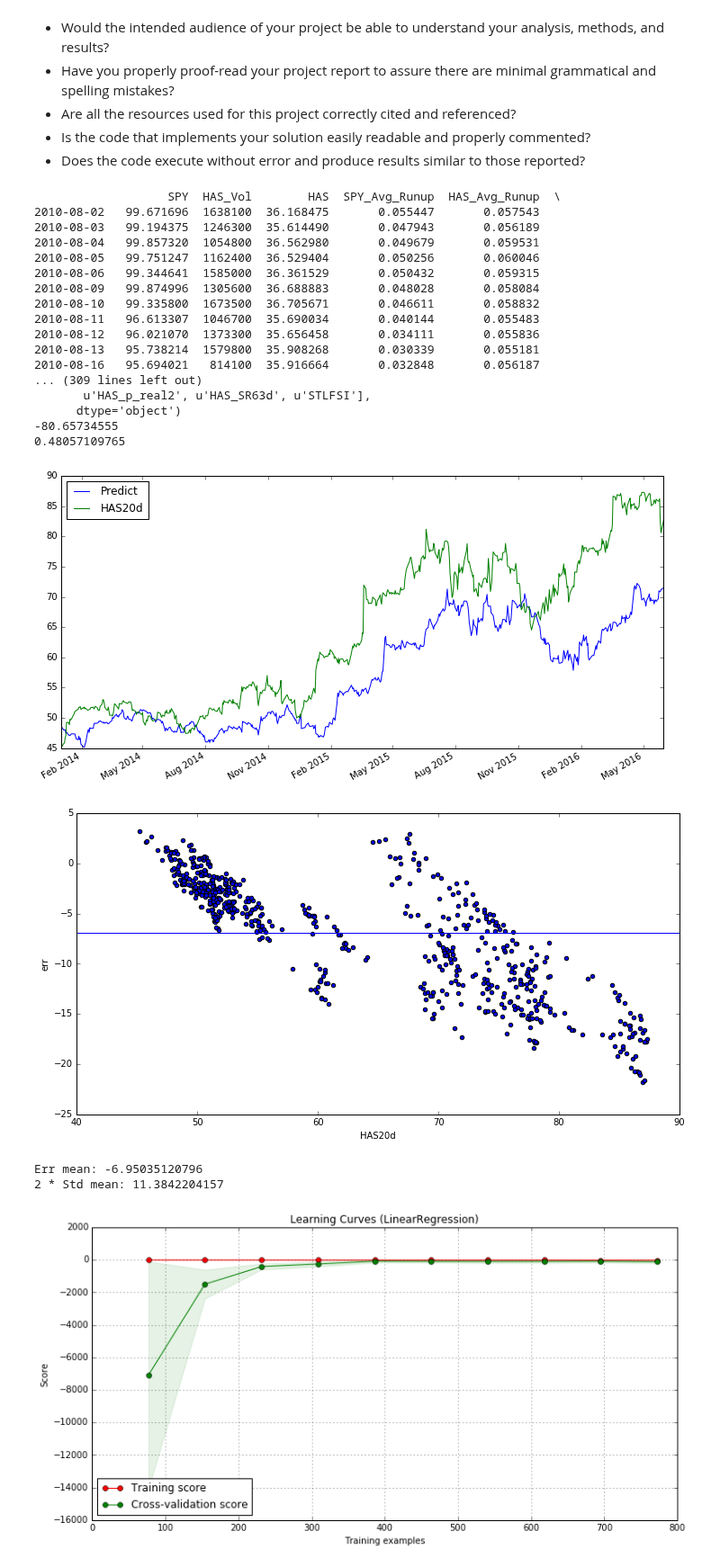
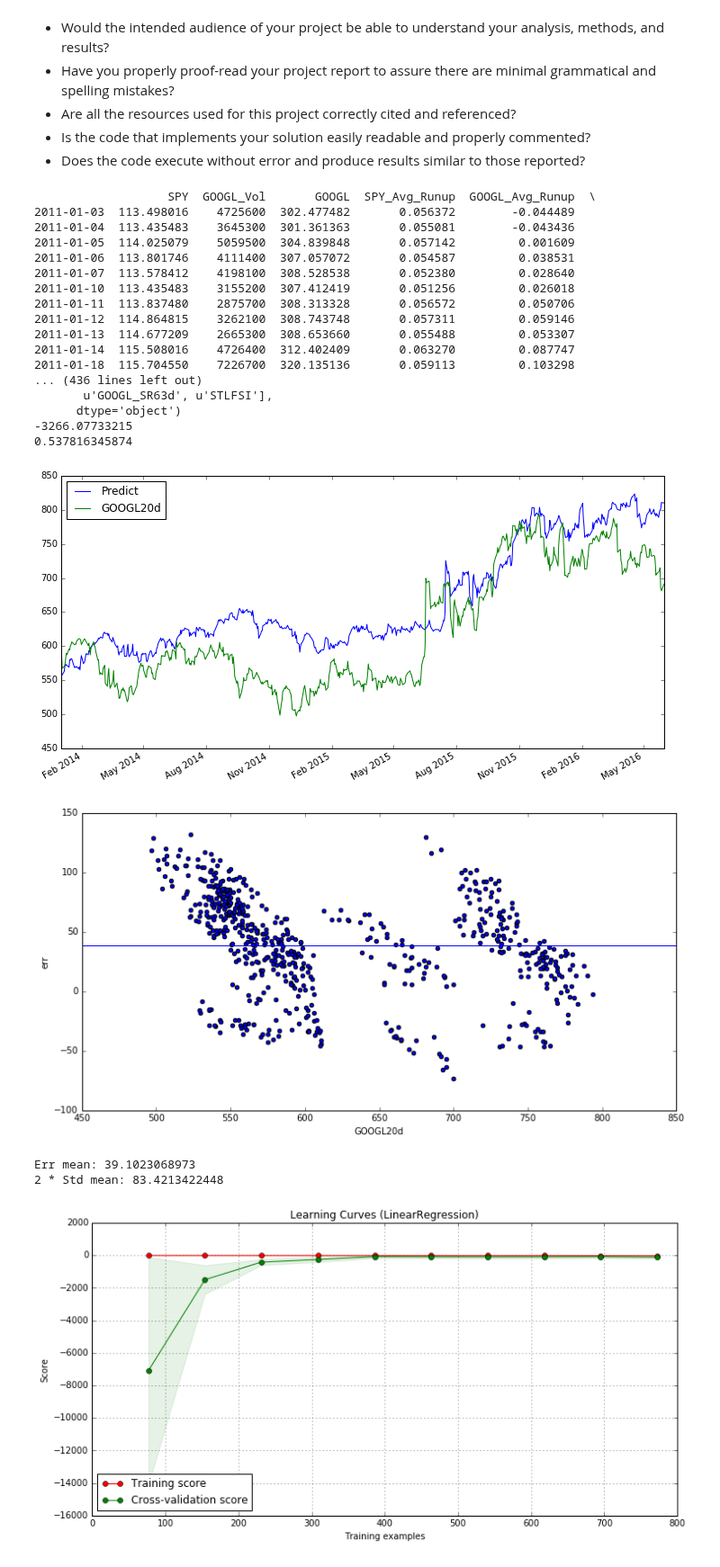
Before and after one commit to savourylie/Stock-Price-Forecaster, a Jupyter notebook: InvestmentnTrading.ipynb, the cells around one changed output. Shown at 90% size. Saved outputs shown, nothing was run; the diff lists cells and outputs as text; code cells hidden in the pictures.

```diff
--- a/InvestmentnTrading.ipynb
+++ b/InvestmentnTrading.ipynb
@@ -258,7 +258,7 @@ df_main = df_main.dropna()
 
 # Load target stocks
 dfSPY500_2009 = pd.read_csv('dev.csv', header=None, usecols = [1])
-symbol = 'HAS'
+symbol = 'GOOGL'
 
 df_temp = pd.read_csv('stock_data/' + symbol + '.csv', index_col="Date", parse_dates=True, usecols = ['Date', 'Volume', 'Adj Close'], na_values=['nan'])
 df_temp = df_temp.rename(columns={'Volume': symbol + '_Vol', 'Adj Close': symbol})
@@ -373,8 +373,6 @@ def compute_Volume_momentum(df, Volume_column):
 
 df_main[symbol + '_Vol_Momentum'] = compute_SMA_momentum(df_main, symbol + '_Vol')
 
-print(df_main.ix[datetime(2010, 8, 1):datetime(2012, 12, 2)])
-
 ### Momentum Real 1
 df_main[symbol + '_p_real1'] = np.nan
 df_main.loc[df_main[symbol + '_Vol_Momentum'] >= 0, symbol + '_p_real1'] = 1
@@ -451,53 +449,53 @@ test_y = data_y.iloc[int(floor(data_y.shape[0] * 0.6)):]
 
 lr = LinearRegression()
 parameters = {}
 reg = grid_search.GridSearchCV(lr, parameters, cv=9, scoring='mean_squared_error')
 
 reg.fit(train_X, train_y)
 pred_y = reg.predict(test_X)
 print(reg.score(test_X, test_y))
 print(r2_score(test_y, pred_y))
 
 ### Checking residual plot
 dfResult = pd.DataFrame(reg.predict(test_X), index=test_y.index, columns=['Predict']).join(test_y, )
 
 # dfResult.ix[datetime(2015, 7, 1):datetime(2015, 9, 1)].plot(figsize=(12, 6))
 # dfResult.ix[datetime(2014, 2, 1):datetime(2014, 3, 1)].plot(figsize=(12, 6))
 dfResult.ix[datetime(2014, 1, 1):datetime(2016, 6, 30)].plot(figsize=(12, 6))
 # dfResult['dummy'] = range(len(dfResult))
 # print(dfResult)
 diff = (dfResult['Predict'] - dfResult[symbol + '20d']).to_frame()
 diff = diff.join(dfResult[symbol + '20d'])
 diff.columns = ['err', symbol + '20d']
 
 diff.plot.scatter(x=symbol + '20d', y='err', figsize=(12, 6))
 plt.axhline(y=diff['err'].mean())
 plt.show()
 
 print("Err mean: {}".format(diff['err'].mean()))
 print("2 * Std mean: {}".format(2 * diff['err'].std()))
 # %% [output]
-                   SPY  HAS_Vol        HAS  SPY_Avg_Runup  HAS_Avg_Runup  \
-2010-08-02   99.671696  1638100  36.168475       0.055447       0.057543
-2010-08-03   99.194375  1246300  35.614490       0.047943       0.056189
-2010-08-04   99.857320  1054800  36.562980       0.049679       0.059531
-2010-08-05   99.751247  1162400  36.529404       0.050256       0.060046
-2010-08-06   99.344641  1585000  36.361529       0.050432       0.059315
-2010-08-09   99.874996  1305600  36.688883       0.048028       0.058084
-2010-08-10   99.335800  1673500  36.705671       0.046611       0.058832
-2010-08-11   96.613307  1046700  35.690034       0.040144       0.055483
-2010-08-12   96.021070  1373300  35.656458       0.034111       0.055836
-2010-08-13   95.738214  1579800  35.908268       0.030339       0.055181
-2010-08-16   95.694021   814100  35.916664       0.032848       0.056187
-... (309 lines left out)
-       u'HAS_p_real2', u'HAS_SR63d', u'STLFSI'],
+                   SPY  GOOGL_Vol       GOOGL  SPY_Avg_Runup  GOOGL_Avg_Runup  \
+2011-01-03  113.498016    4725600  302.477482       0.056372        -0.044489
+2011-01-04  113.435483    3645300  301.361363       0.055081        -0.043436
+2011-01-05  114.025079    5059500  304.839848       0.057142         0.001609
+2011-01-06  113.801746    4111400  307.057072       0.054587         0.038531
+2011-01-07  113.578412    4198100  308.528538       0.052380         0.028640
+2011-01-10  113.435483    3155200  307.412419       0.051256         0.026018
+2011-01-11  113.837480    2875700  308.313328       0.056572         0.050706
+2011-01-12  114.864815    3262100  308.743748       0.057311         0.059146
+2011-01-13  114.677209    2665300  308.653660       0.055488         0.053307
+2011-01-14  115.508016    4726400  312.402409       0.063270         0.087747
+2011-01-18  115.704550    7226700  320.135136       0.059113         0.103298
+... (436 lines left out)
+       u'GOOGL_SR63d', u'STLFSI'],
       dtype='object')
--80.65734555
-0.48057109765
+-3266.07733215
+0.537816345874
-[figure, old version]
+[figure, new version]
-[figure, old version]
+[figure, new version]
-Err mean: -6.95035120796
-2 * Std mean: 11.3842204157
+Err mean: 39.1023068973
+2 * Std mean: 83.4213422448
 # %%
 from sklearn import cross_validation
 from sklearn.learning_curve import learning_curve
```
Also changed, not shown: 6 other files.
